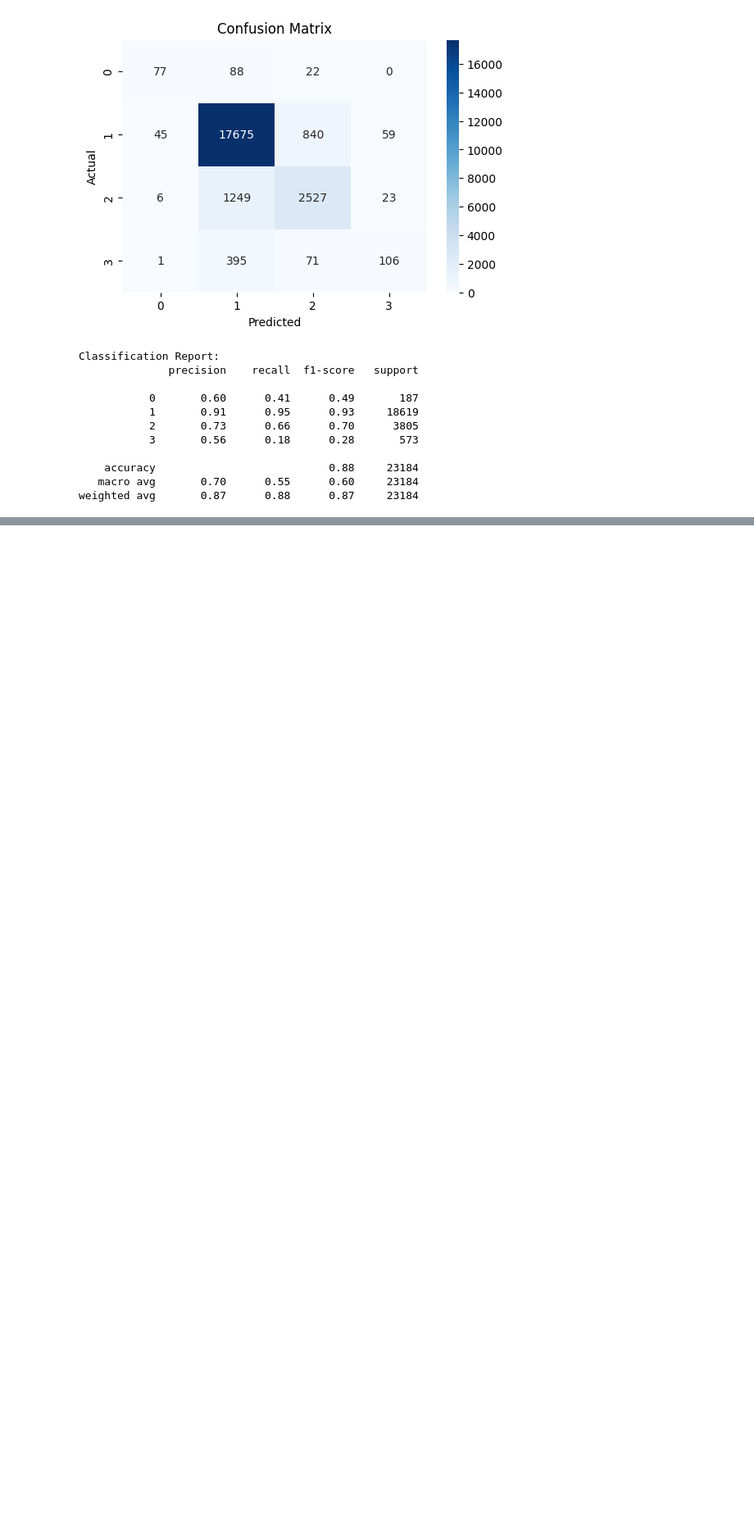
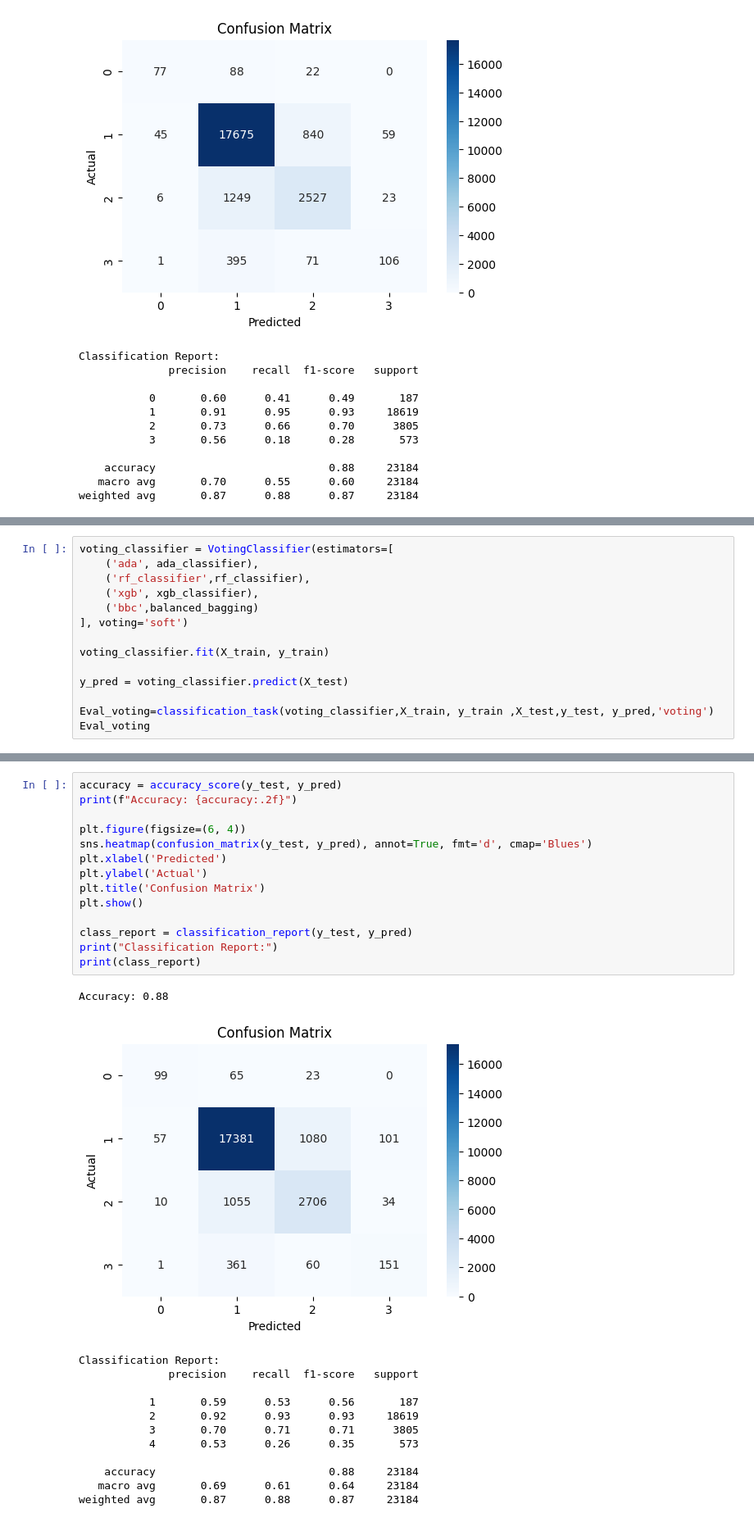
Before and after one commit to jsmoralesc/DSA_Proyecto_AccidentesTransito, a Jupyter notebook: Code/Modelos_ML.ipynb, the cells around one changed output, grey strips where cells are left out. Shown: that part at 82% size. Drawn from its saved outputs; the diff is of its cells as text; blank space fills up the shorter version.

Commit message:
probando modelo voting

```diff
--- a/Code/Modelos_ML.ipynb
+++ b/Code/Modelos_ML.ipynb
@@ -196,0 +291,14 @@ weighted avg       0.87      0.88      0.87     23184
+# %%
+voting_classifier = VotingClassifier(estimators=[
+    ('ada', ada_classifier),
+    ('rf_classifier',rf_classifier),
+    ('xgb', xgb_classifier),
+    ('bbc',balanced_bagging)
+], voting='soft')
+
+voting_classifier.fit(X_train, y_train)
+
+y_pred = voting_classifier.predict(X_test)
+
+Eval_voting=classification_task(voting_classifier,X_train, y_train ,X_test,y_test, y_pred,'voting')
+Eval_voting
@@ -196,0 +308,28 @@ weighted avg       0.87      0.88      0.87     23184
+# %%
+accuracy = accuracy_score(y_test, y_pred)
+print(f"Accuracy: {accuracy:.2f}")
+
+plt.figure(figsize=(6, 4))
+sns.heatmap(confusion_matrix(y_test, y_pred), annot=True, fmt='d', cmap='Blues')
+plt.xlabel('Predicted')
+plt.ylabel('Actual')
+plt.title('Confusion Matrix')
+plt.show()
+
+class_report = classification_report(y_test, y_pred)
+print("Classification Report:")
+print(class_report)
+# %% [output]
+Accuracy: 0.88
+[figure, added]
+Classification Report:
+              precision    recall  f1-score   support
+
+           1       0.59      0.53      0.56       187
+           2       0.92      0.93      0.93     18619
+           3       0.70      0.71      0.71      3805
+           4       0.53      0.26      0.35       573
+
+    accuracy                           0.88     23184
+   macro avg       0.69      0.61      0.64     23184
+weighted avg       0.87      0.88      0.87     23184
```
Also changed, not shown: parts of 13 cells of this notebook.
